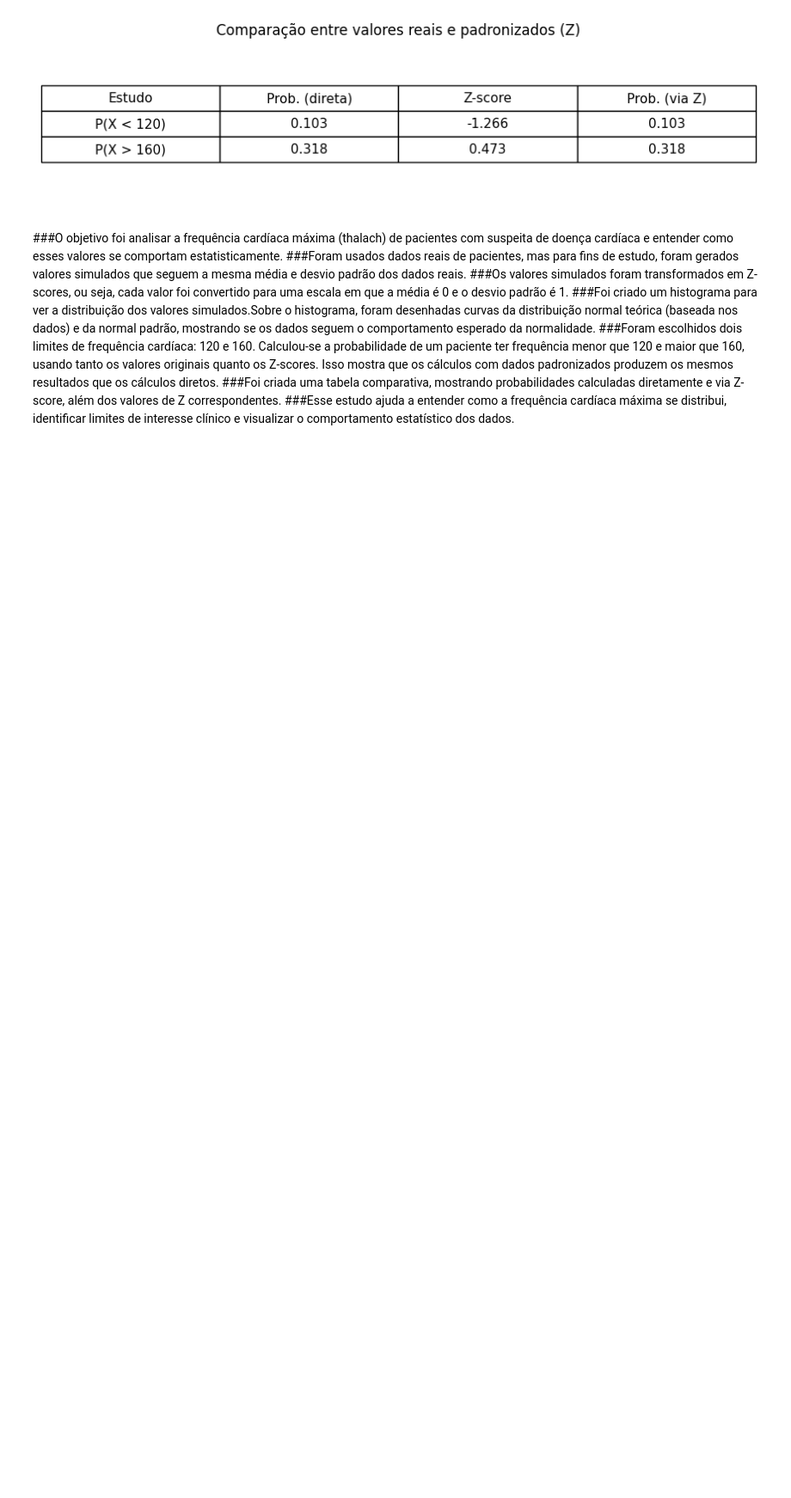
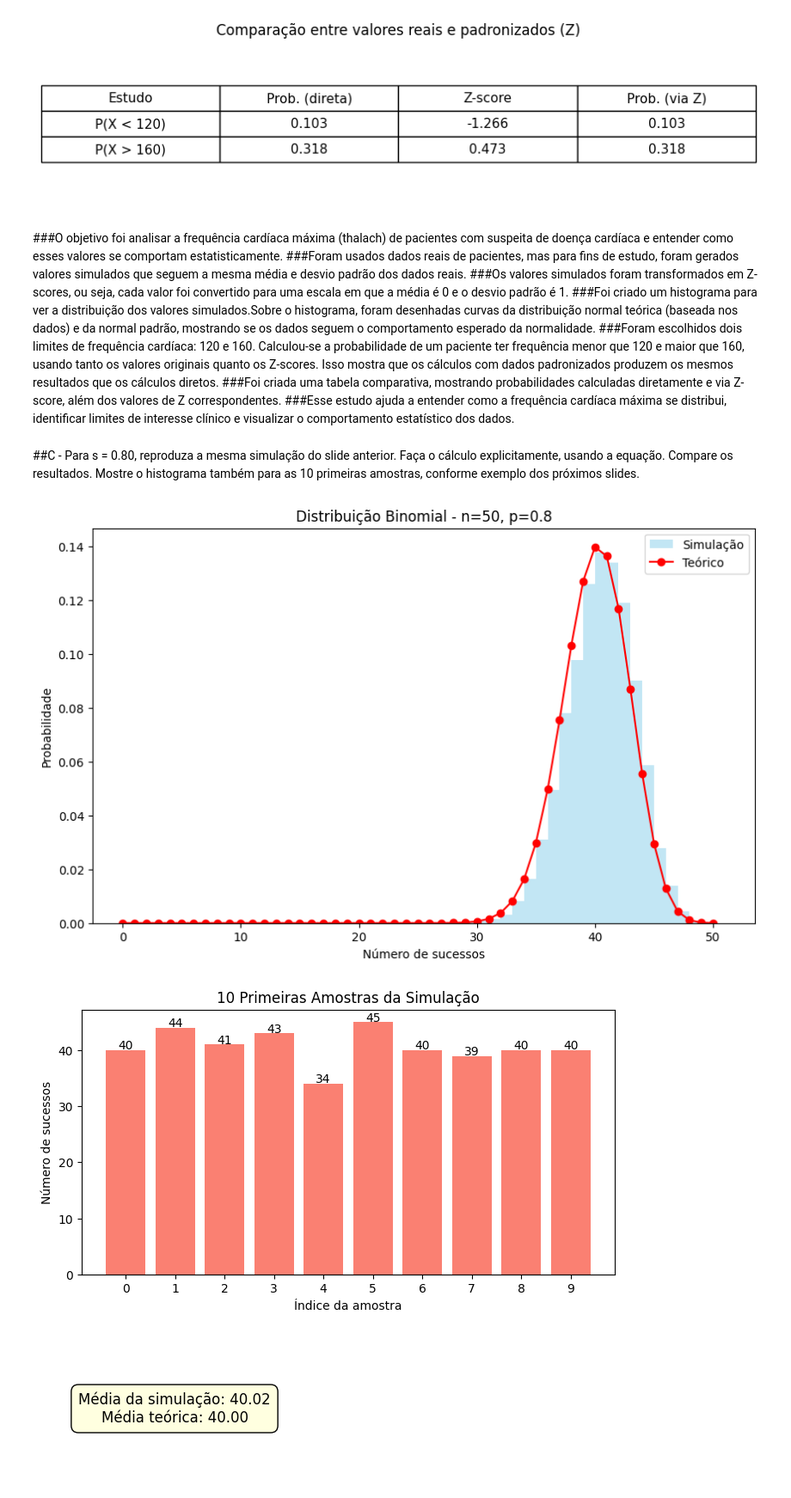
Before and after one commit to diofares/LLM-Estatistica-Atividade1, a Jupyter notebook: LLM_Estatistica_Atividade1.ipynb, the cells around one changed output. Shown at 86% size. Drawn from its saved outputs; the diff is of its cells as text; code cells hidden in the pictures; blank space fills up the shorter version.

```diff
--- a/LLM_Estatistica_Atividade1.ipynb
+++ b/LLM_Estatistica_Atividade1.ipynb
@@ -121,3 +121,53 @@ Using Colab cache for faster access to the 'heart-disease-dataset' dataset.
 ###Foram escolhidos dois limites de frequência cardíaca: 120 e 160. Calculou-se a probabilidade de um paciente ter frequência menor que 120 e maior que 160, usando tanto os valores originais quanto os Z-scores. Isso mostra que os cálculos com dados padronizados produzem os mesmos resultados que os cálculos diretos.
 ###Foi criada uma tabela comparativa, mostrando probabilidades calculadas diretamente e via Z-score, além dos valores de Z correspondentes.
 ###Esse estudo ajuda a entender como a frequência cardíaca máxima se distribui, identificar limites de interesse clínico e visualizar o comportamento estatístico dos dados.
+# %% [markdown]
+##C - Para s = 0.80, reproduza a mesma simulação do slide anterior. Faça o cálculo explicitamente, usando a equação. Compare os resultados. Mostre o histograma também para as 10 primeiras amostras, conforme exemplo dos próximos slides.
+# %%
+import numpy as np
+import matplotlib.pyplot as plt
+from math import comb
+
+n_tentativas = 50
+p_sucesso = 0.8
+q_fracasso = 1 - p_sucesso
+n_amostras = 10000
+
+x_valores = np.arange(n_tentativas + 1)
+p_teorica = [comb(n_tentativas, k)*(p_sucesso**k)*(q_fracasso**(n_tentativas - k)) for k in x_valores]
+
+simulacao_binomial = np.random.binomial(n=n_tentativas, p=p_sucesso, size=n_amostras)
+
+plt.figure(figsize=(10,6))
+plt.hist(simulacao_binomial,bins=range(n_tentativas+2),density=True,alpha=0.5,color='skyblue',label='Simulação')
+plt.plot(x_valores,p_teorica,'ro-',label='Teórico')
+plt.title(f'Distribuição Binomial - n={n_tentativas}, p={p_sucesso}')
+plt.xlabel('Número de sucessos')
+plt.ylabel('Probabilidade')
+plt.legend()
+plt.show()
+
+primeiras_10 = simulacao_binomial[:10]
+plt.figure(figsize=(8,4))
+barras = plt.bar(range(10),primeiras_10,color='salmon')
+plt.title('10 Primeiras Amostras da Simulação')
+plt.xlabel('Índice da amostra')
+plt.ylabel('Número de sucessos')
+
+plt.xticks(range(10))
+
+for b in barras:
+  altura = b.get_height()
+  plt.text(b.get_x()+b.get_width()/2,altura+0.2,str(int(altura)),ha='center')
+plt.show()
+
+media_simulacao = np.mean(simulacao_binomial)
+media_teorica = n_tentativas*p_sucesso
+plt.figure(figsize=(4,2))
+plt.axis('off')
+plt.text(0.5,0.5,f"Média da simulação: {media_simulacao:.2f}\nMédia teórica: {media_teorica:.2f}", ha='center', va='center', fontsize=12, bbox=dict(facecolor='lightyellow', edgecolor='black', boxstyle='round,pad=0.5'))
+plt.show()
+# %% [output]
+[figure, added]
+[figure, added]
+[figure, added]
```
Also changed, not shown: parts of 1 cell of this notebook.
